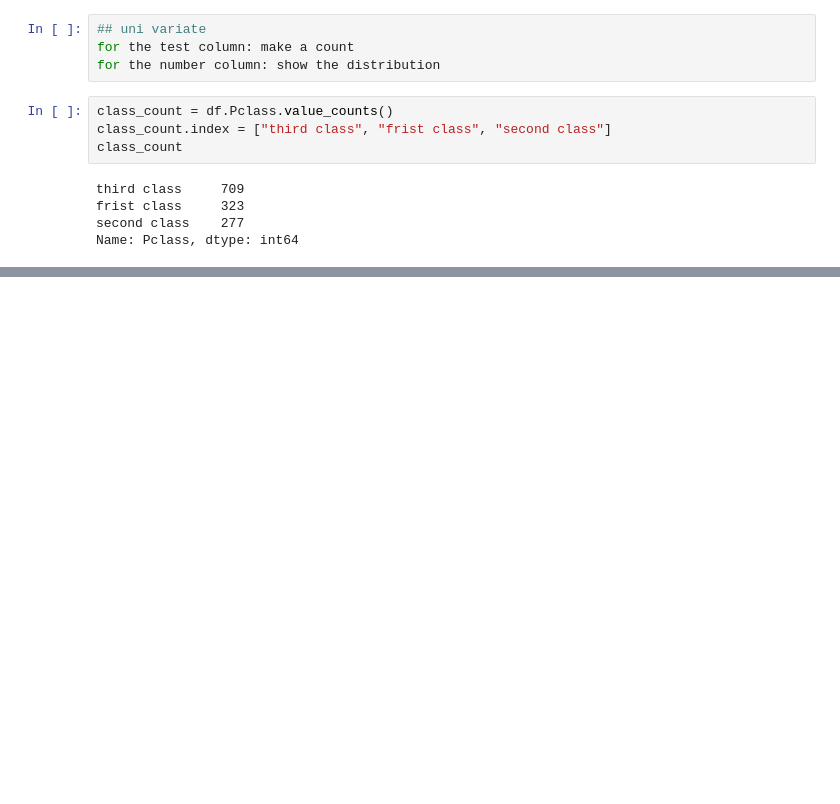
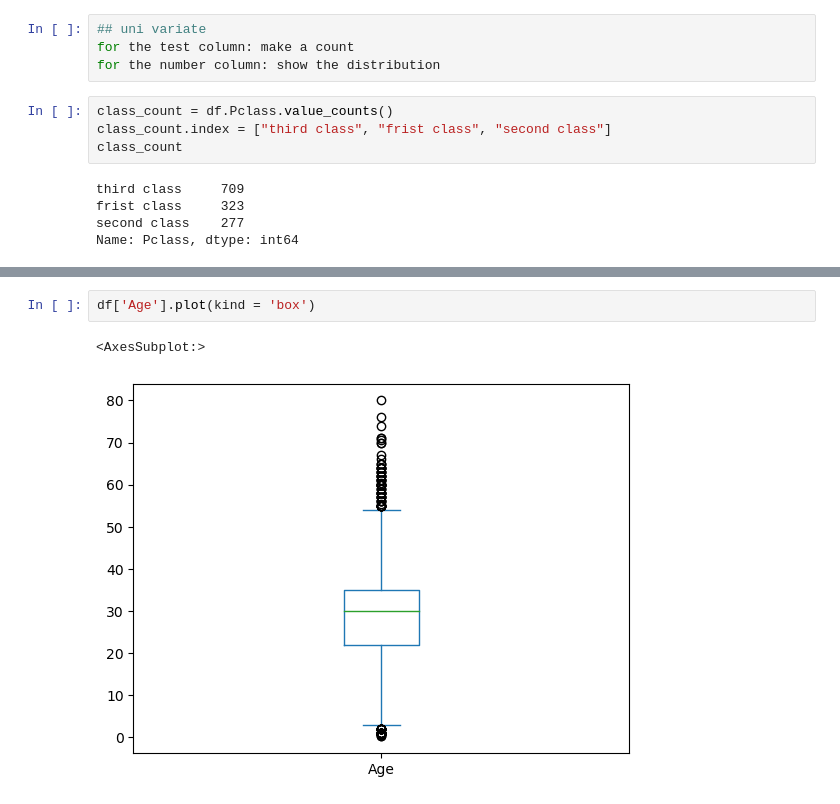
Before and after one commit to MOROLAKEOJO/DATA-WRANGGLING-AND-EDA-on-TITANIC-DATASET, a Jupyter notebook: Notebook.ipynb, the cells around one changed output, grey strips where cells are left out. Drawn from its saved outputs; the diff is of its cells as text; blank space fills up the shorter version.

```diff
--- a/Notebook.ipynb
+++ b/Notebook.ipynb
@@ -198,0 +238,5 @@ plt.show()
+# %%
+df['Age'].plot(kind = 'box')
+# %% [output]
+<AxesSubplot:>
+[figure, added]
```
Also changed, not shown: parts of 13 cells of this notebook.
